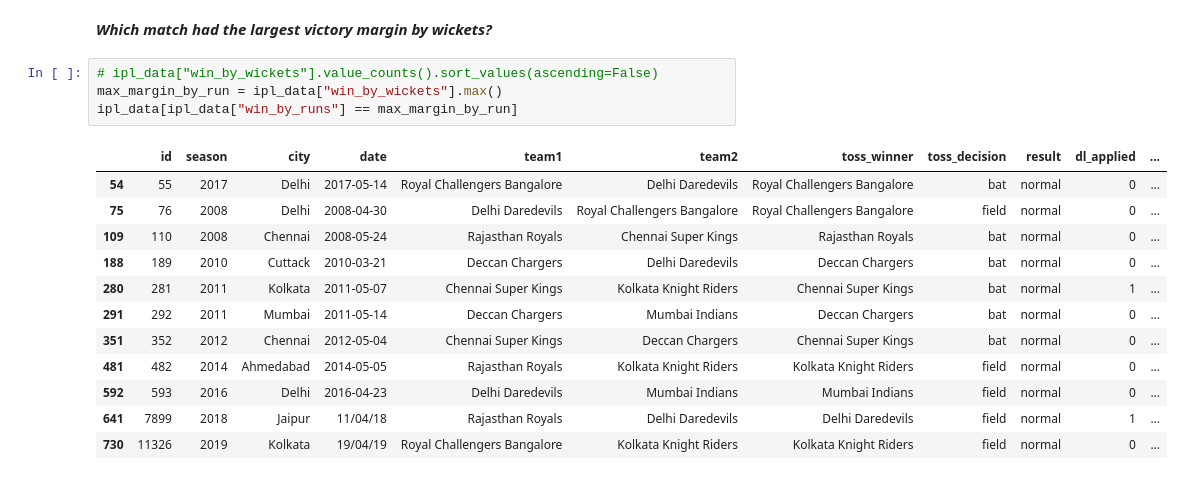
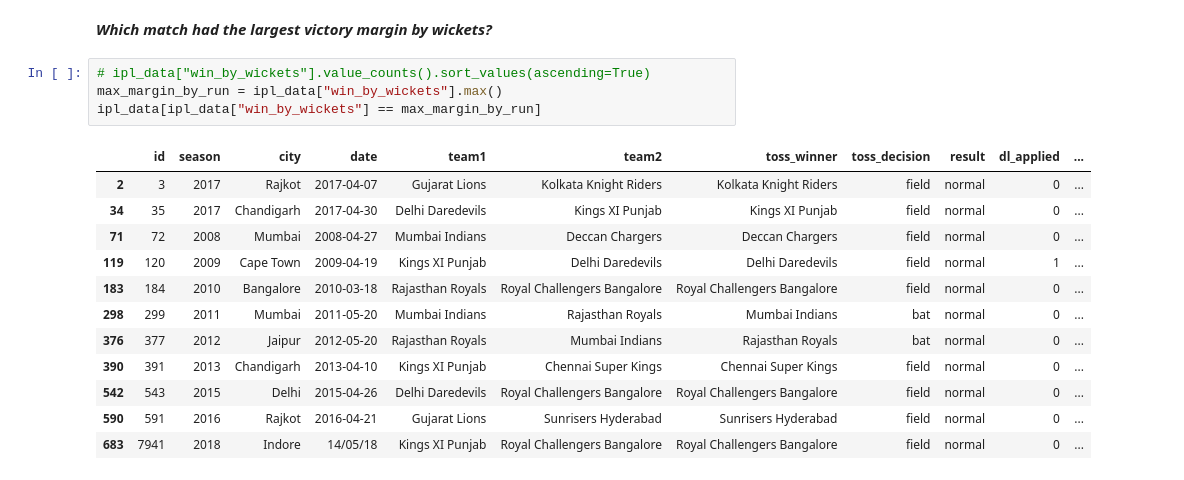
Before and after one commit to samimosmansabuj/learn-machine-learning, a Jupyter notebook: pandas/ipl_data_analysis.ipynb, the cells around one changed output. Cells and saved outputs as stored; diff of their text form.

Commit message:
update ipl_data_analysis

```diff
--- a/pandas/ipl_data_analysis.ipynb
+++ b/pandas/ipl_data_analysis.ipynb
@@ -124,19 +126,19 @@ np.int64(19)
 # %% [markdown]
 ***Which match had the largest victory margin by wickets?***
 # %%
-# ipl_data["win_by_wickets"].value_counts().sort_values(ascending=False)
+# ipl_data["win_by_wickets"].value_counts().sort_values(ascending=True)
 max_margin_by_run = ipl_data["win_by_wickets"].max()
-ipl_data[ipl_data["win_by_runs"] == max_margin_by_run]
+ipl_data[ipl_data["win_by_wickets"] == max_margin_by_run]
 # %% [output]
 |  | id | season | city | date | team1 | team2 | toss_winner | toss_decision | result | dl_applied | ... |
-| 54 | 55 | 2017 | Delhi | 2017-05-14 | Royal Challengers Bangalore | Delhi Daredevils | Royal Challengers Bangalore | bat | normal | 0 | ... |
-| 75 | 76 | 2008 | Delhi | 2008-04-30 | Delhi Daredevils | Royal Challengers Bangalore | Royal Challengers Bangalore | field | normal | 0 | ... |
-| 109 | 110 | 2008 | Chennai | 2008-05-24 | Rajasthan Royals | Chennai Super Kings | Rajasthan Royals | bat | normal | 0 | ... |
-| 188 | 189 | 2010 | Cuttack | 2010-03-21 | Deccan Chargers | Delhi Daredevils | Deccan Chargers | bat | normal | 0 | ... |
-| 280 | 281 | 2011 | Kolkata | 2011-05-07 | Chennai Super Kings | Kolkata Knight Riders | Chennai Super Kings | bat | normal | 1 | ... |
-| 291 | 292 | 2011 | Mumbai | 2011-05-14 | Deccan Chargers | Mumbai Indians | Deccan Chargers | bat | normal | 0 | ... |
-| 351 | 352 | 2012 | Chennai | 2012-05-04 | Chennai Super Kings | Deccan Chargers | Chennai Super Kings | bat | normal | 0 | ... |
-| 481 | 482 | 2014 | Ahmedabad | 2014-05-05 | Rajasthan Royals | Kolkata Knight Riders | Kolkata Knight Riders | field | normal | 0 | ... |
-| 592 | 593 | 2016 | Delhi | 2016-04-23 | Delhi Daredevils | Mumbai Indians | Mumbai Indians | field | normal | 0 | ... |
-| 641 | 7899 | 2018 | Jaipur | 11/04/18 | Rajasthan Royals | Delhi Daredevils | Delhi Daredevils | field | normal | 1 | ... |
-| 730 | 11326 | 2019 | Kolkata | 19/04/19 | Royal Challengers Bangalore | Kolkata Knight Riders | Kolkata Knight Riders | field | normal | 0 | ... |
+| 2 | 3 | 2017 | Rajkot | 2017-04-07 | Gujarat Lions | Kolkata Knight Riders | Kolkata Knight Riders | field | normal | 0 | ... |
+| 34 | 35 | 2017 | Chandigarh | 2017-04-30 | Delhi Daredevils | Kings XI Punjab | Kings XI Punjab | field | normal | 0 | ... |
+| 71 | 72 | 2008 | Mumbai | 2008-04-27 | Mumbai Indians | Deccan Chargers | Deccan Chargers | field | normal | 0 | ... |
+| 119 | 120 | 2009 | Cape Town | 2009-04-19 | Kings XI Punjab | Delhi Daredevils | Delhi Daredevils | field | normal | 1 | ... |
+| 183 | 184 | 2010 | Bangalore | 2010-03-18 | Rajasthan Royals | Royal Challengers Bangalore | Royal Challengers Bangalore | field | normal | 0 | ... |
+| 298 | 299 | 2011 | Mumbai | 2011-05-20 | Mumbai Indians | Rajasthan Royals | Mumbai Indians | bat | normal | 0 | ... |
+| 376 | 377 | 2012 | Jaipur | 2012-05-20 | Rajasthan Royals | Mumbai Indians | Rajasthan Royals | bat | normal | 0 | ... |
+| 390 | 391 | 2013 | Chandigarh | 2013-04-10 | Kings XI Punjab | Chennai Super Kings | Chennai Super Kings | field | normal | 0 | ... |
+| 542 | 543 | 2015 | Delhi | 2015-04-26 | Delhi Daredevils | Royal Challengers Bangalore | Royal Challengers Bangalore | field | normal | 0 | ... |
+| 590 | 591 | 2016 | Rajkot | 2016-04-21 | Gujarat Lions | Sunrisers Hyderabad | Sunrisers Hyderabad | field | normal | 0 | ... |
+| 683 | 7941 | 2018 | Indore | 14/05/18 | Kings XI Punjab | Royal Challengers Bangalore | Royal Challengers Bangalore | field | normal | 0 | ... |
```
Also changed, not shown: parts of 8 cells of this notebook.
